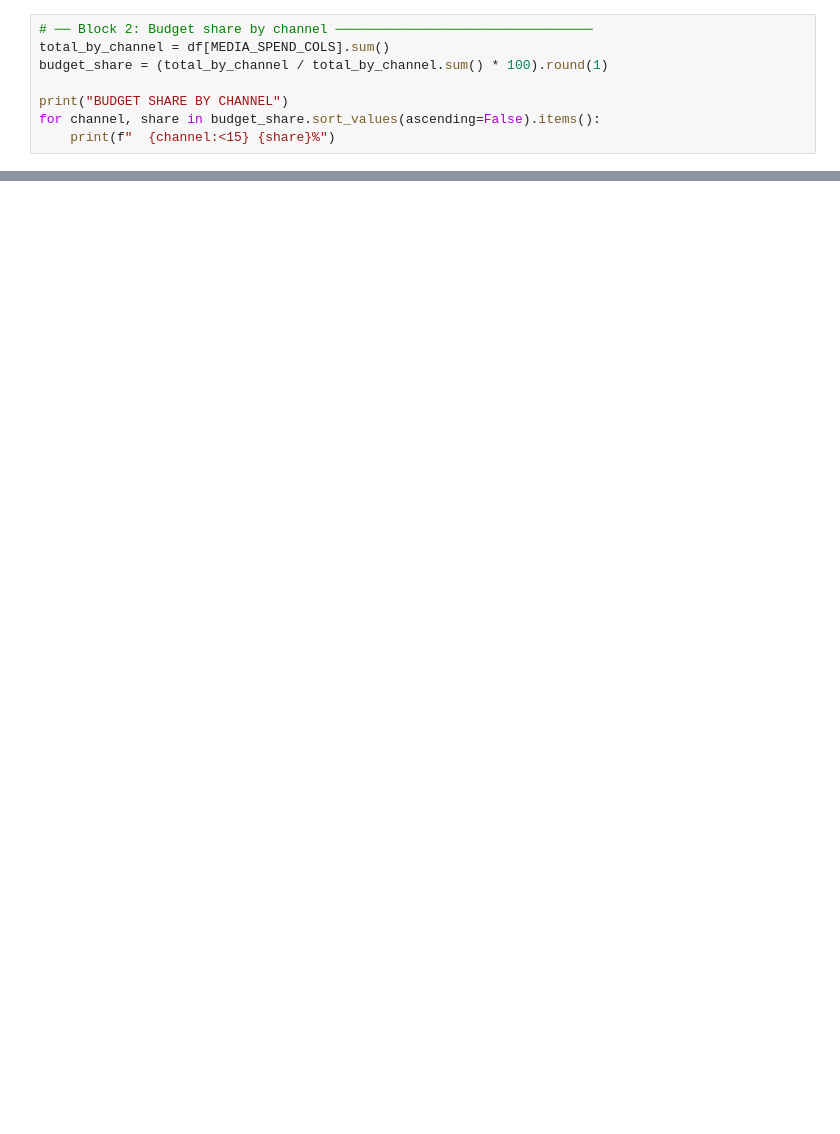
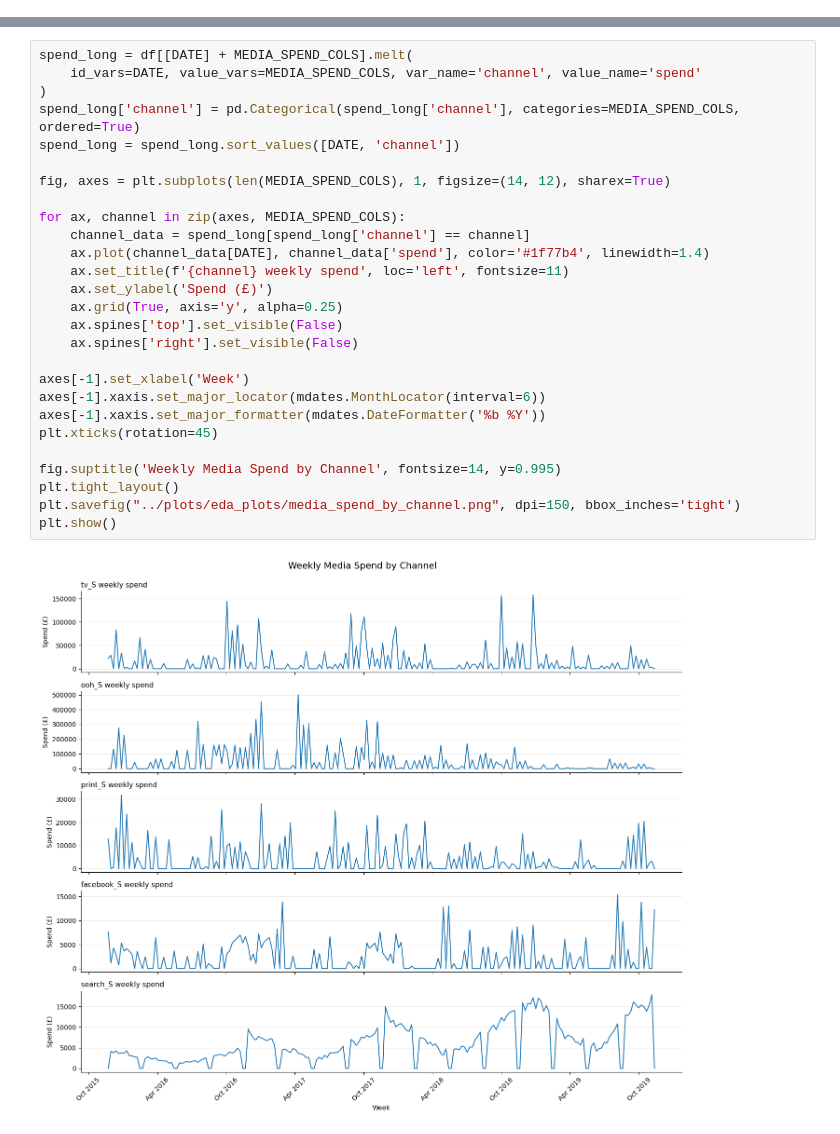
Before and after one commit to topemipo/prism-mmm, a Jupyter notebook: notebooks/02_eda.ipynb, the cells around one changed output, grey strips where cells are left out. Drawn from its saved outputs; the diff is of its cells as text; blank space fills up the shorter version.

```diff
--- a/notebooks/02_eda.ipynb
+++ b/notebooks/02_eda.ipynb
@@ -65,8 +0,0 @@ plt.show()
-# %%
-# ── Block 2: Budget share by channel ─────────────────────────────────
-total_by_channel = df[MEDIA_SPEND_COLS].sum()
-budget_share = (total_by_channel / total_by_channel.sum() * 100).round(1)
-
-print("BUDGET SHARE BY CHANNEL")
-for channel, share in budget_share.sort_values(ascending=False).items():
-    print(f"  {channel:<15} {share}%")
@@ -183,0 +388,29 @@ Why? Because In cases where spend is heavily concentrated with an on-and-off pat
+# %%
+spend_long = df[[DATE] + MEDIA_SPEND_COLS].melt(
+    id_vars=DATE, value_vars=MEDIA_SPEND_COLS, var_name='channel', value_name='spend'
+)
+spend_long['channel'] = pd.Categorical(spend_long['channel'], categories=MEDIA_SPEND_COLS, ordered=True)
+spend_long = spend_long.sort_values([DATE, 'channel'])
+
+fig, axes = plt.subplots(len(MEDIA_SPEND_COLS), 1, figsize=(14, 12), sharex=True)
+
+for ax, channel in zip(axes, MEDIA_SPEND_COLS):
+    channel_data = spend_long[spend_long['channel'] == channel]
+    ax.plot(channel_data[DATE], channel_data['spend'], color='#1f77b4', linewidth=1.4)
+    ax.set_title(f'{channel} weekly spend', loc='left', fontsize=11)
+    ax.set_ylabel('Spend (£)')
+    ax.grid(True, axis='y', alpha=0.25)
+    ax.spines['top'].set_visible(False)
+    ax.spines['right'].set_visible(False)
+
+axes[-1].set_xlabel('Week')
+axes[-1].xaxis.set_major_locator(mdates.MonthLocator(interval=6))
+axes[-1].xaxis.set_major_formatter(mdates.DateFormatter('%b %Y'))
+plt.xticks(rotation=45)
+
+fig.suptitle('Weekly Media Spend by Channel', fontsize=14, y=0.995)
+plt.tight_layout()
+plt.savefig("../plots/eda_plots/media_spend_by_channel.png", dpi=150, bbox_inches='tight')
+plt.show()
+# %% [output]
+[figure, added]
```
Also changed, not shown: parts of 40 cells of this notebook, 25 other files.
